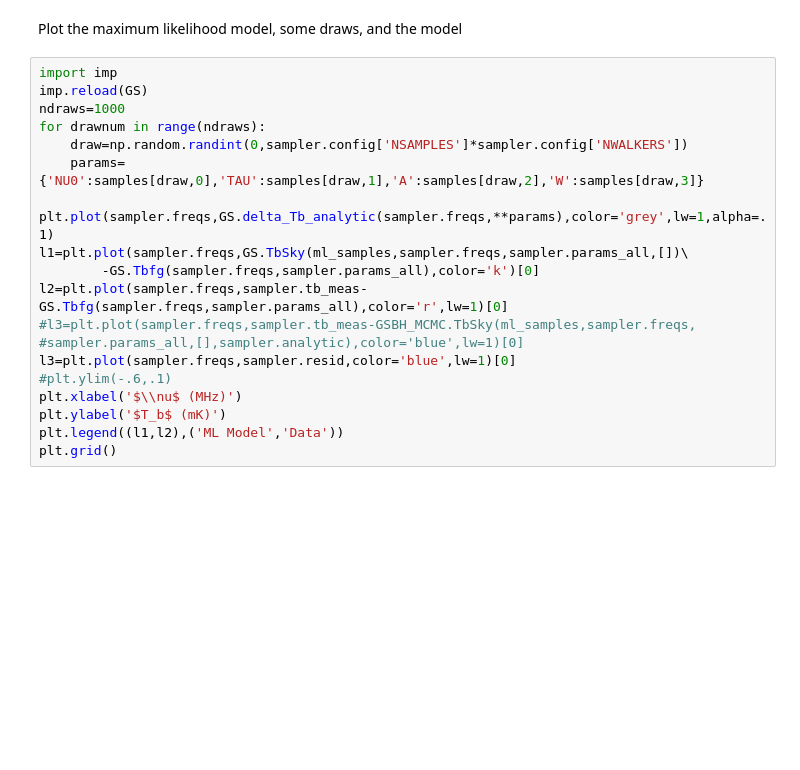
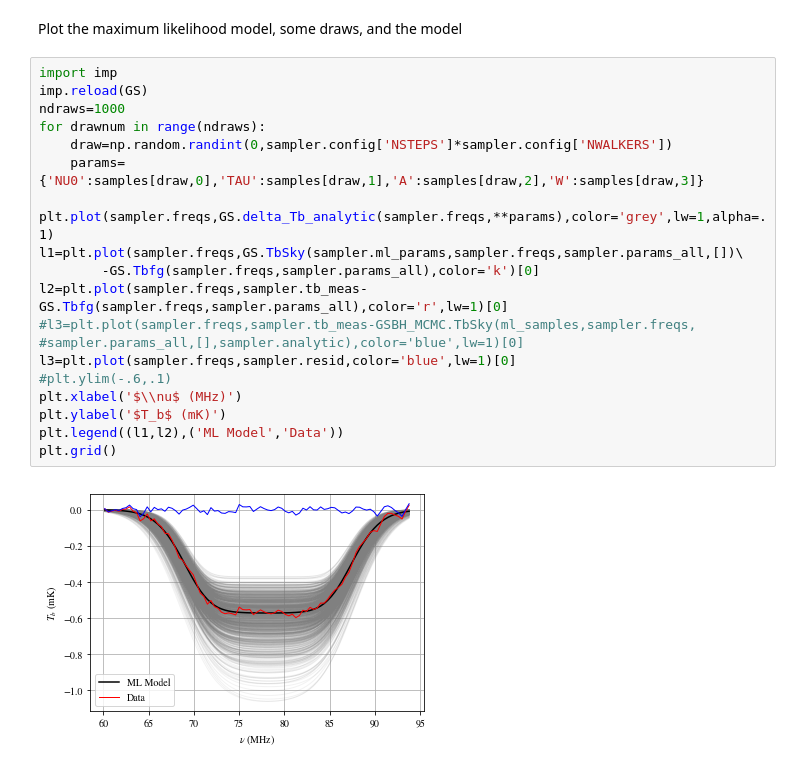
Before and after one commit to ds-grp/edges, a Jupyter notebook: notebooks/example_mcmc.ipynb, the cells around one changed output. Drawn from its saved outputs; the diff is of its cells as text; blank space fills up the shorter version.

```diff
--- a/notebooks/example_mcmc.ipynb
+++ b/notebooks/example_mcmc.ipynb
@@ -63,19 +59,21 @@ Plot the maximum likelihood model, some draws, and the model
 # %%
 import imp
 imp.reload(GS)
 ndraws=1000
 for drawnum in range(ndraws):
-    draw=np.random.randint(0,sampler.config['NSAMPLES']*sampler.config['NWALKERS'])
+    draw=np.random.randint(0,sampler.config['NSTEPS']*sampler.config['NWALKERS'])
     params={'NU0':samples[draw,0],'TAU':samples[draw,1],'A':samples[draw,2],'W':samples[draw,3]}
     plt.plot(sampler.freqs,GS.delta_Tb_analytic(sampler.freqs,**params),color='grey',lw=1,alpha=.1)
-l1=plt.plot(sampler.freqs,GS.TbSky(ml_samples,sampler.freqs,sampler.params_all,[])\
+l1=plt.plot(sampler.freqs,GS.TbSky(sampler.ml_params,sampler.freqs,sampler.params_all,[])\
         -GS.Tbfg(sampler.freqs,sampler.params_all),color='k')[0]
 l2=plt.plot(sampler.freqs,sampler.tb_meas-GS.Tbfg(sampler.freqs,sampler.params_all),color='r',lw=1)[0]
 #l3=plt.plot(sampler.freqs,sampler.tb_meas-GSBH_MCMC.TbSky(ml_samples,sampler.freqs,
 #sampler.params_all,[],sampler.analytic),color='blue',lw=1)[0]
 l3=plt.plot(sampler.freqs,sampler.resid,color='blue',lw=1)[0]
 #plt.ylim(-.6,.1)
 plt.xlabel('$\\nu$ (MHz)')
 plt.ylabel('$T_b$ (mK)')
 plt.legend((l1,l2),('ML Model','Data'))
 plt.grid()
+# %% [output]
+[figure, added]
```
Also changed, not shown: parts of 7 cells of this notebook, 3 other files.
